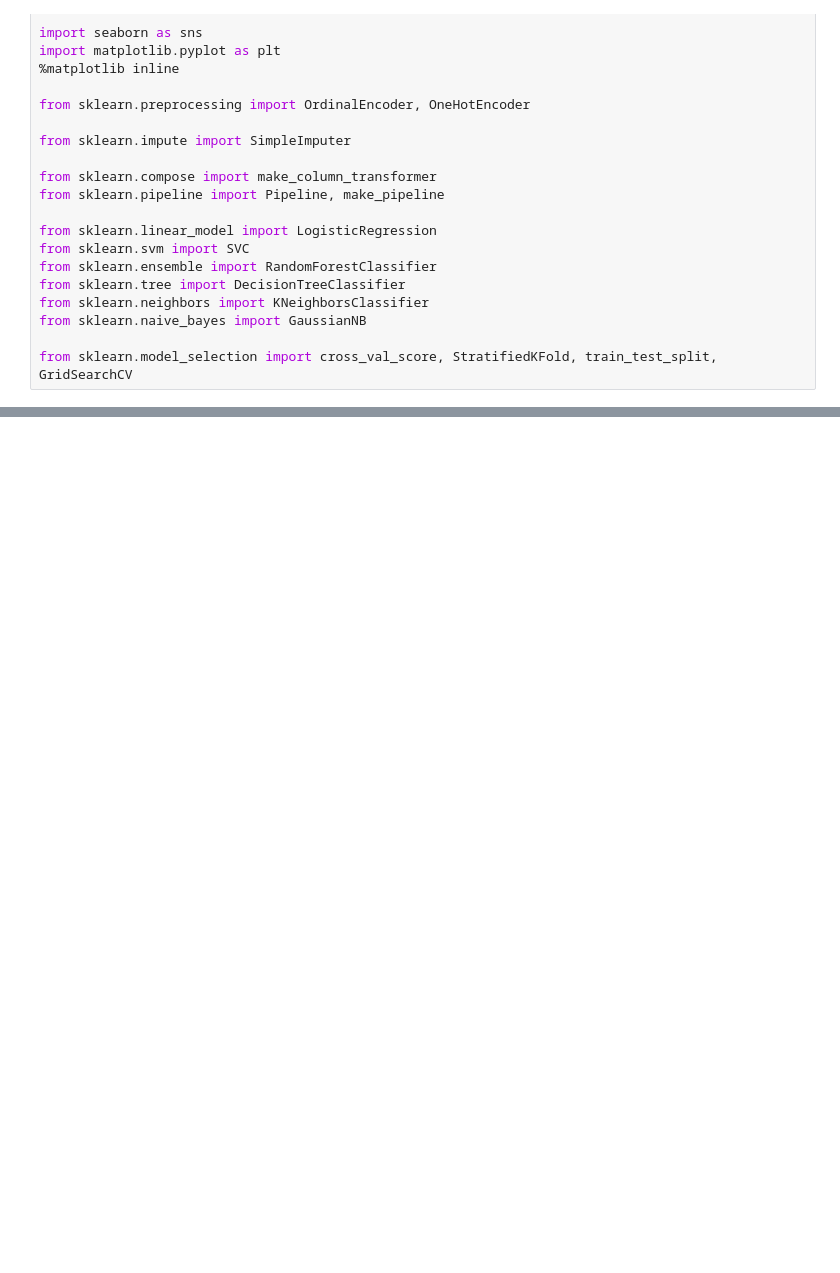
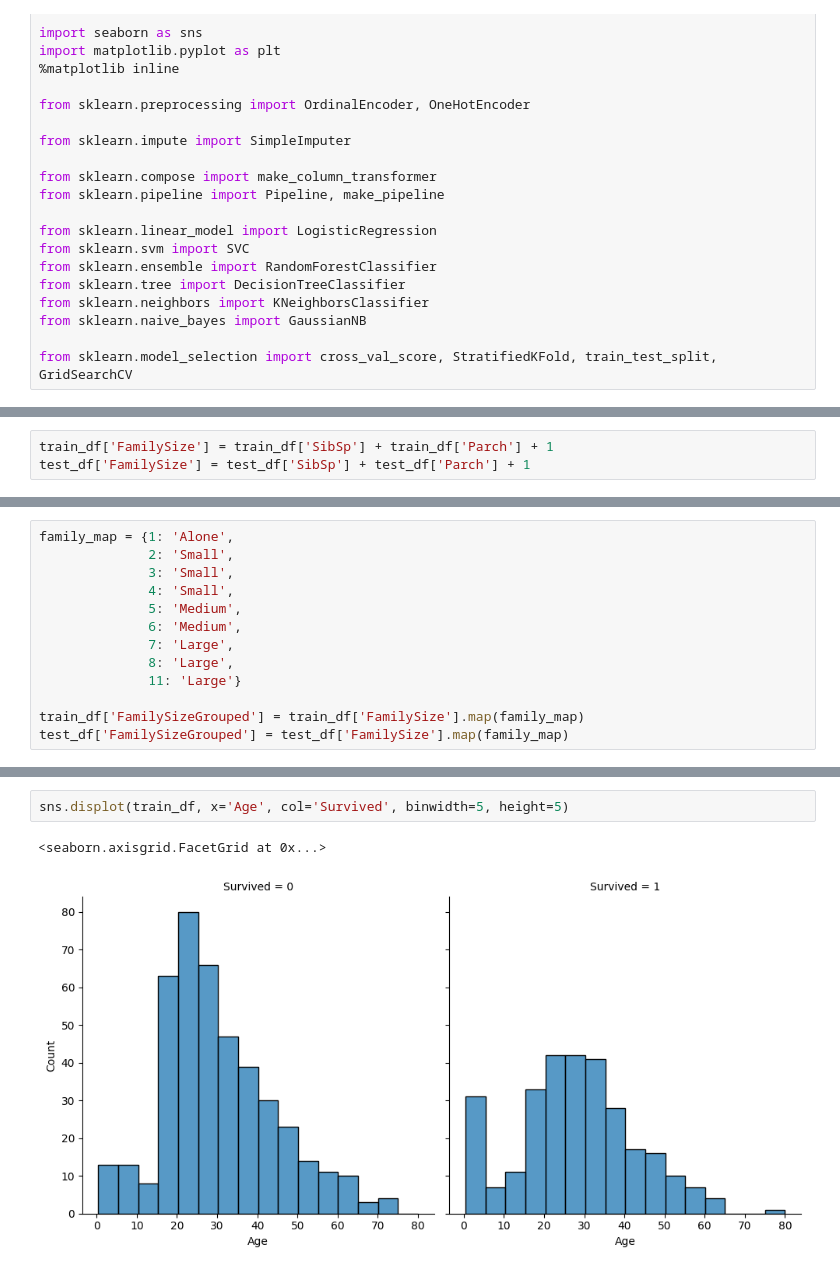
Before and after one commit to raviit244/Kaggle-Titanic, a Jupyter notebook: titanic_pred.ipynb, the cells around one changed output, grey strips where cells are left out. Saved outputs shown, nothing was run; the diff lists cells and outputs as text; blank space fills up the shorter version.

```diff
--- a/titanic_pred.ipynb
+++ b/titanic_pred.ipynb
@@ -35,0 +120,3 @@ train_df.head(5)
+# %%
+train_df['FamilySize'] = train_df['SibSp'] + train_df['Parch'] + 1
+test_df['FamilySize'] = test_df['SibSp'] + test_df['Parch'] + 1
@@ -35,0 +150,13 @@ train_df.head(5)
+# %%
+family_map = {1: 'Alone',
+              2: 'Small',
+              3: 'Small',
+              4: 'Small',
+              5: 'Medium',
+              6: 'Medium',
+              7: 'Large',
+              8: 'Large',
+              11: 'Large'}
+
+train_df['FamilySizeGrouped'] = train_df['FamilySize'].map(family_map)
+test_df['FamilySizeGrouped'] = test_df['FamilySize'].map(family_map)
@@ -35,0 +178,5 @@ train_df.head(5)
+# %%
+sns.displot(train_df, x='Age', col='Survived', binwidth=5, height=5)
+# %% [output]
+<seaborn.axisgrid.FacetGrid at 0x...>
+[figure, added]
```
Also changed, not shown: parts of 19 cells of this notebook.
